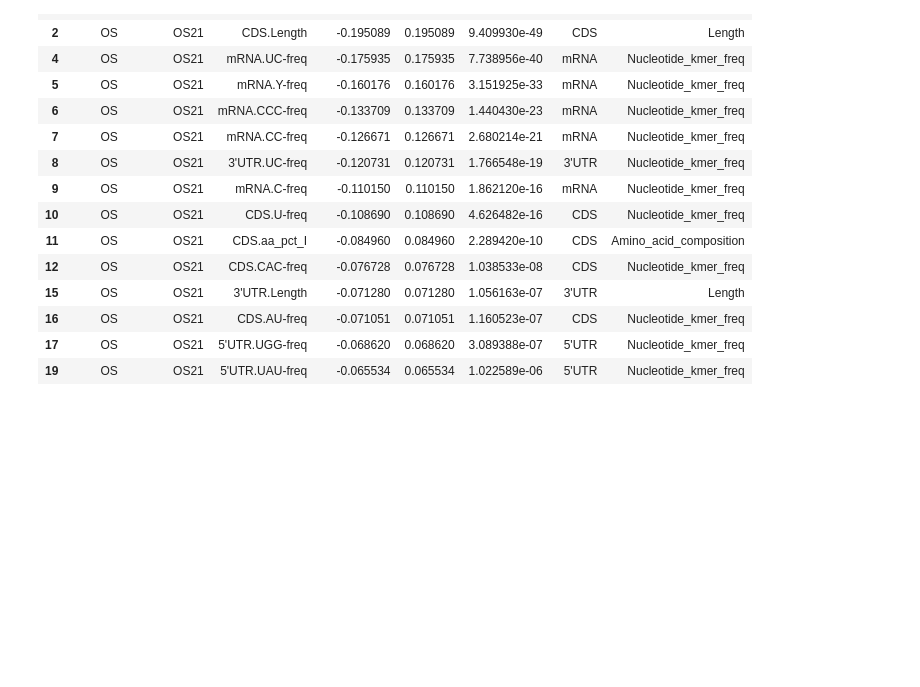
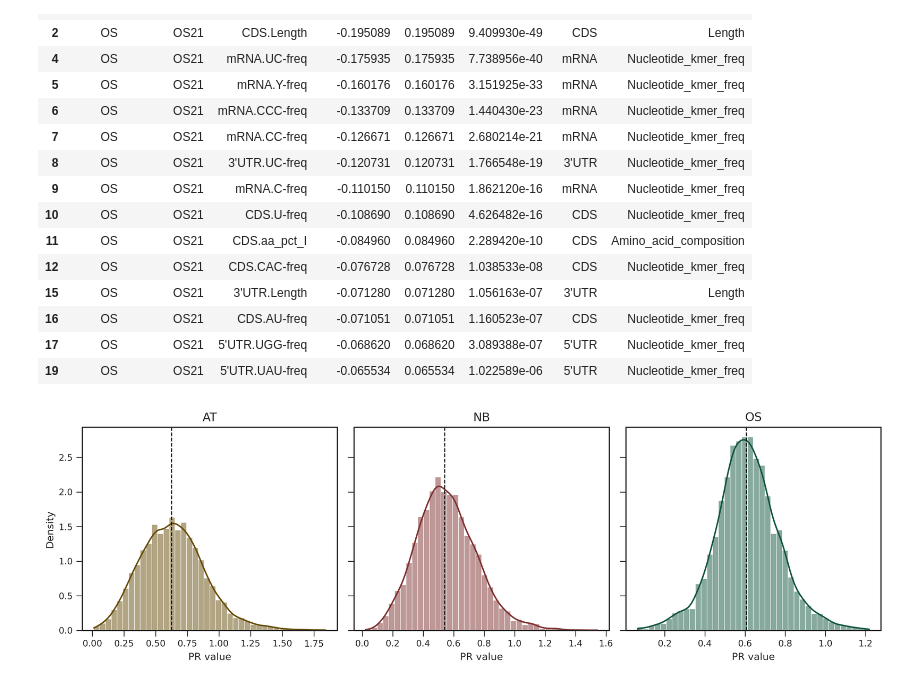
Before and after one commit to ih-11/regression, a Jupyter notebook: notebooks/analysis5_step1.ipynb, the cells around one changed output. Drawn from its saved outputs; the diff is of its cells as text; code cells hidden in the pictures; blank space fills up the shorter version.

```diff
--- a/notebooks/analysis5_step1.ipynb
+++ b/notebooks/analysis5_step1.ipynb
@@ -2238,3 +2238,84 @@ Top negative associations
 | 16 | OS | OS21 | CDS.AU-freq | -0.071051 | 0.071051 | 1.160523e-07 | CDS | Nucleotide_kmer_freq |
 | 17 | OS | OS21 | 5'UTR.UGG-freq | -0.068620 | 0.068620 | 3.089388e-07 | 5'UTR | Nucleotide_kmer_freq |
 | 19 | OS | OS21 | 5'UTR.UAU-freq | -0.065534 | 0.065534 | 1.022589e-06 | 5'UTR | Nucleotide_kmer_freq |
+# %%
+# ============================================
+# PR value distribution
+# ============================================
+
+fig, axes = plt.subplots(
+    1,
+    3,
+    figsize=(12, 3.8),
+    dpi=_PLOT_CFG["dpi"],
+    sharey=True,
+)
+
+pr_summary = []
+
+for ax, species_key in zip(axes, SPECIES):
+
+    species = SPECIES_INFO[species_key]["label"]
+
+    df = candidate_master_df[
+        candidate_master_df["Species"] == species
+    ]
+
+    values = df["observed_raw"]
+
+    sns.histplot(
+        values,
+        bins=40,
+        stat="density",
+        kde=True,
+        color=SPECIES_INFO[species_key]["color"],
+        edgecolor=None,
+        ax=ax,
+    )
+
+    ax.axvline(
+        values.median(),
+        color="black",
+        linestyle="--",
+        linewidth=1,
+    )
+
+    format_axis(
+        ax,
+        xlabel="PR value",
+        ylabel="Density" if ax is axes[0] else None,
+    )
+
+    ax.set_title(species)
+
+    pr_summary.append({
+
+        "Species": species,
+
+        "n": len(values),
+
+        "Mean": values.mean(),
+        "Std": values.std(),
+
+        "Median": values.median(),
+
+        "Q1": values.quantile(0.25),
+        "Q3": values.quantile(0.75),
+
+        "Min": values.min(),
+        "Max": values.max(),
+
+        "Skew": stats.skew(values),
+        "Kurtosis": stats.kurtosis(values),
+
+    })
+
+plt.tight_layout()
+plt.show()
+
+pr_summary_df = pd.DataFrame(pr_summary)
+
+print("PR value summary")
+display(pr_summary_df)
+# %% [output]
+[figure, added]
```
Also changed, not shown: parts of 2 cells of this notebook.
